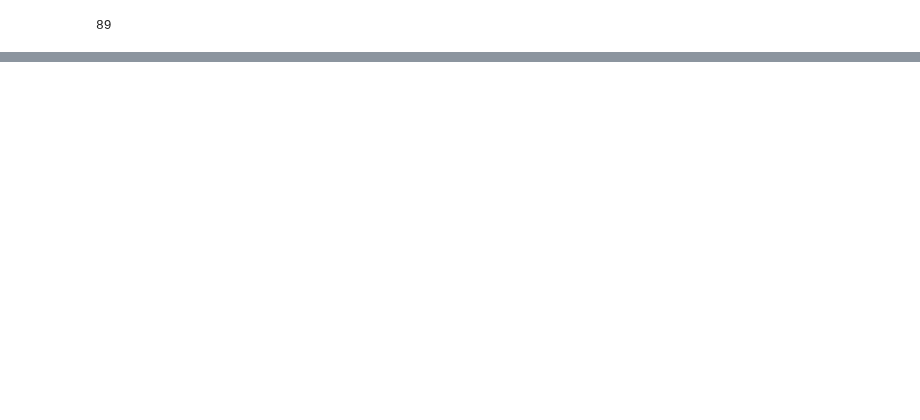
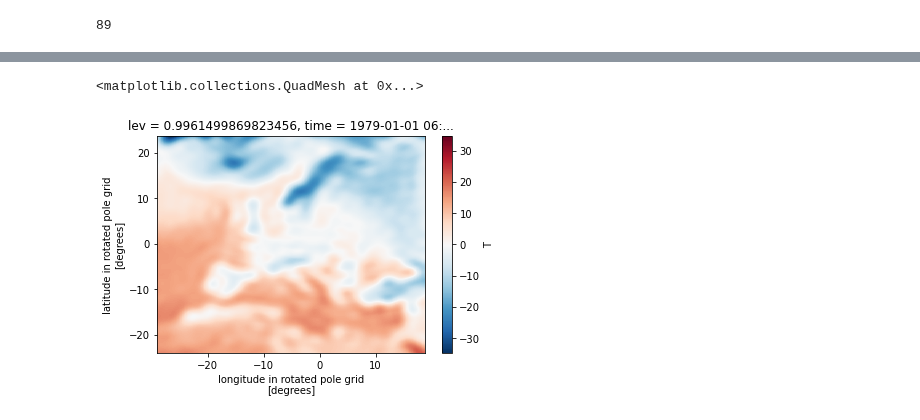
Before and after one commit to remo-rcm/pyremo, a Jupyter notebook: notebooks/preproc-dev.ipynb, the cells around one changed output, grey strips where cells are left out. Cells and saved outputs as stored; diff of their text form; code cells hidden in the pictures; blank space fills up the shorter version.

```diff
--- a/notebooks/preproc-dev.ipynb
+++ b/notebooks/preproc-dev.ipynb
@@ -44,8 +59,6 @@ def open_mfdataset(files, use_cftime=True, parallel=True, data_vars='minimal', c
                        preprocess=drop_all_coords, decode_cf=False, chunks=chunks,
                       data_vars=data_vars, coords='minimal', compat='override', **kwargs)
     return xr.decode_cf(ds, use_cftime=use_cftime)
-# %%
-ds = open_mfdataset(ta_file)
 # %% [raw]
 from pyintorg import interface as intf
 
@@ -319,33 +332,11 @@ def geo_coords(domain):
     nphi = domain.rlat.size
     pollam = domain.rotated_latitude_longitude.grid_north_pole_longitude
     polphi = domain.rotated_latitude_longitude.grid_north_pole_latitude
-    lamem, phiem = intf.geo_coords(ll_lam, ll_phi, dlam, dphi, pollam, polphi, nlam, nphi)
-    lamda = xr.DataArray(np.rad2deg(lamem), dims=('rlon', 'rlat', 'pos'), coords={'rlon':domain.rlon, 'rlat':domain.rlat})
-    phida = xr.DataArray(np.rad2deg(phiem), dims=('rlon', 'rlat', 'pos'), coords={'rlon':domain.rlon, 'rlat':domain.rlat})
+    lamem, phiem = intf.geo_coords(ll_lam, ll_phi, dlam, dphi, pollam, polphi, nlam+2, nphi+2)
+    lamda = xr.DataArray(np.rad2deg(lamem), dims=('rlon', 'rlat', 'pos'), coords={'rlon':fibem.rlon, 'rlat':fibem.rlat})
+    phida = xr.DataArray(np.rad2deg(phiem), dims=('rlon', 'rlat', 'pos'), coords={'rlon':fibem.rlon, 'rlat':fibem.rlat})
     return lamda, phida
-
-
-def rotate_uv(uge, vge, uvge, vuge, ulamem, uphiem, vlamem, vphiem, pollam, polphi):
-    result = xr.apply_ufunc(
-        intf.relative_humidity,  # first the function
-        qdgm,  # now arguments in the order expected
-        tgm,
-        psgm,
-        akgm,
-        bkgm,
-        qwgm,
-        input_core_dims=input_core_dims,  # list with one entry per arg
-      #  output_core_dims=[threeD_dims],  # returned data has 3 dimensions
-        output_core_dims=[threeD_dims],  # returned data has 3 dimensions
-        vectorize=True,  # loop over non-core dims, in this case: time
-       # exclude_dims=set(("lev",)),  # dimensions allowed to change size. Must be a set!
-        dask="parallelized",
-      #  dask_gufunc_kwargs = {'allow_rechunk':True},
-        output_dtypes=[qdgm.dtype]
-    )
-    return result
 # %%
-from pyremo import domain as dm
-domain = dm.remo_domain('EUR-11')
+domain = pr.remo_domain('EUR-11')
 #domain_info = dm.domain_info('AFR-11')
 lamem, phiem = geo_coords(domain)
@@ -678,0 +682,3 @@ kpbl
+# %%
+tge_ = tge.isel(time=0).persist()
+progress(tge_)
@@ -678,0 +687,5 @@ kpbl
+# %%
+(tge_.isel(lev=94)-273.5).plot(x='rlon', y='rlat')
+# %% [output]
+<matplotlib.collections.QuadMesh at 0x...>
+[figure, added]
```
Also changed, not shown: parts of 39 cells of this notebook, 3 other files.
